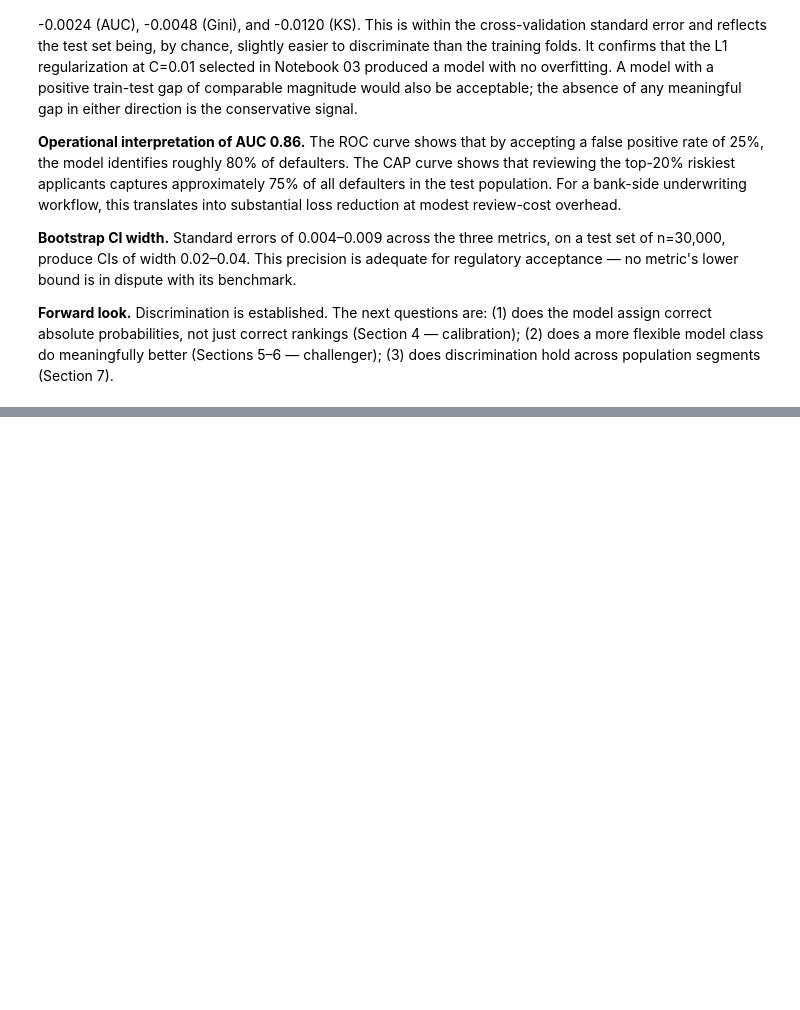
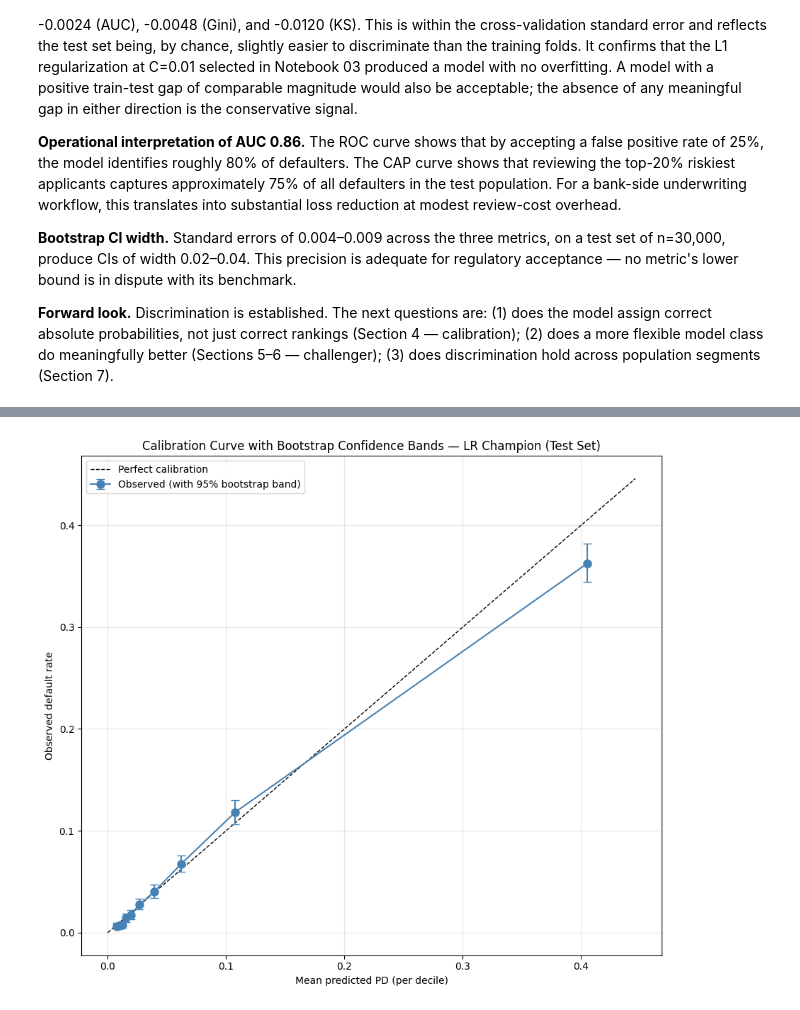
Before and after one commit to eavila-economist/Simple-credit-risk-model, a Jupyter notebook: notebooks/04_Model_Evaluation.ipynb, the cells around one changed output, grey strips where cells are left out. Saved outputs shown, nothing was run; the diff lists cells and outputs as text; code cells hidden in the pictures; blank space fills up the shorter version.

```diff
--- a/notebooks/04_Model_Evaluation.ipynb
+++ b/notebooks/04_Model_Evaluation.ipynb
@@ -377,0 +528,50 @@ calibration); (2) does a more flexible model class do meaningfully better (Secti
+# %%
+def calibration_curve_with_bands(y_true, y_pred, n_bins=10, n_boot=500, random_state=42):
+    """
+    Calibration curve with bootstrap confidence bands on the observed
+    default rate within each predicted-PD bin.
+    """
+    rng = np.random.default_rng(random_state)
+    df = pd.DataFrame({'y_true': y_true, 'y_pred': y_pred})
+    df['bin'] = pd.qcut(df['y_pred'], q=n_bins, labels=False, duplicates='drop')
+
+    bin_ids = sorted(df['bin'].unique())
+    mean_pred = df.groupby('bin')['y_pred'].mean().values
+    obs_rate  = df.groupby('bin')['y_true'].mean().values
+
+    # Bootstrap the observed rate within each bin
+    lower, upper = [], []
+    for b in bin_ids:
+        bin_y = df.loc[df['bin'] == b, 'y_true'].values
+        boot_rates = [rng.choice(bin_y, size=len(bin_y), replace=True).mean()
+                      for _ in range(n_boot)]
+        lo, hi = np.quantile(boot_rates, [0.025, 0.975])
+        lower.append(lo)
+        upper.append(hi)
+
+    return mean_pred, obs_rate, np.array(lower), np.array(upper)
+
+mean_pred, obs_rate, ci_lo, ci_hi = calibration_curve_with_bands(
+    y_test_arr, p_lr_test, n_bins=10, n_boot=500, random_state=RANDOM_STATE
+)
+
+fig, ax = plt.subplots(figsize=(9, 8))
+ax.plot([0, max(mean_pred) * 1.1], [0, max(mean_pred) * 1.1],
+        'k--', linewidth=1, label='Perfect calibration')
+ax.errorbar(
+    mean_pred, obs_rate,
+    yerr=[obs_rate - ci_lo, ci_hi - obs_rate],
+    fmt='o-', color='steelblue', capsize=4, markersize=8,
+    label='Observed (with 95% bootstrap band)'
+)
+ax.set_xlabel('Mean predicted PD (per decile)')
+ax.set_ylabel('Observed default rate')
+ax.set_title('Calibration Curve with Bootstrap Confidence Bands — LR Champion (Test Set)')
+ax.legend(loc='upper left')
+ax.grid(alpha=0.3)
+
+plt.tight_layout()
+plt.savefig('../outputs/figures/04_calibration_bands.png', dpi=120, bbox_inches='tight')
+plt.show()
+# %% [output]
+[figure, added]
```
Also changed, not shown: parts of 5 cells of this notebook, 1 other file.
